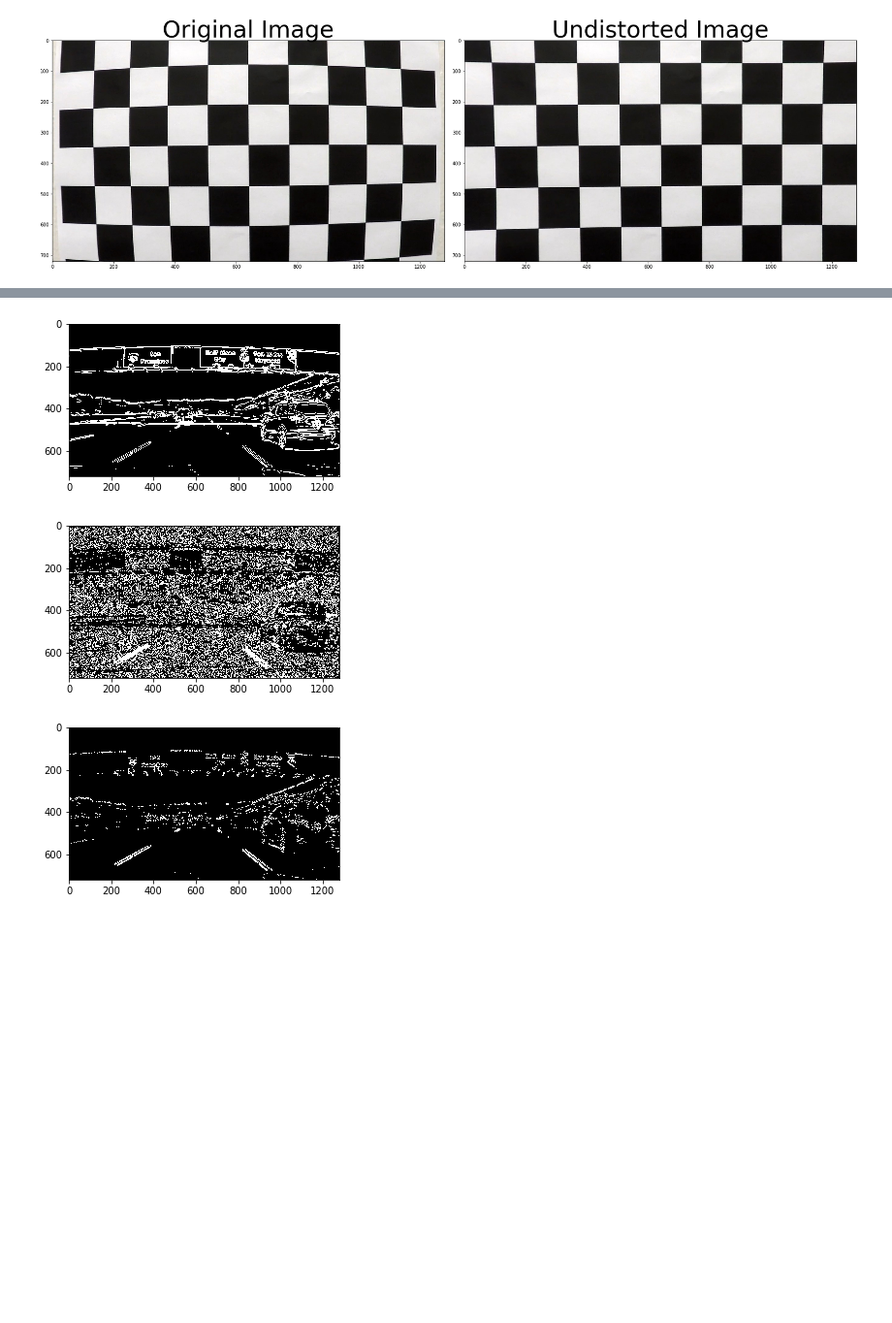
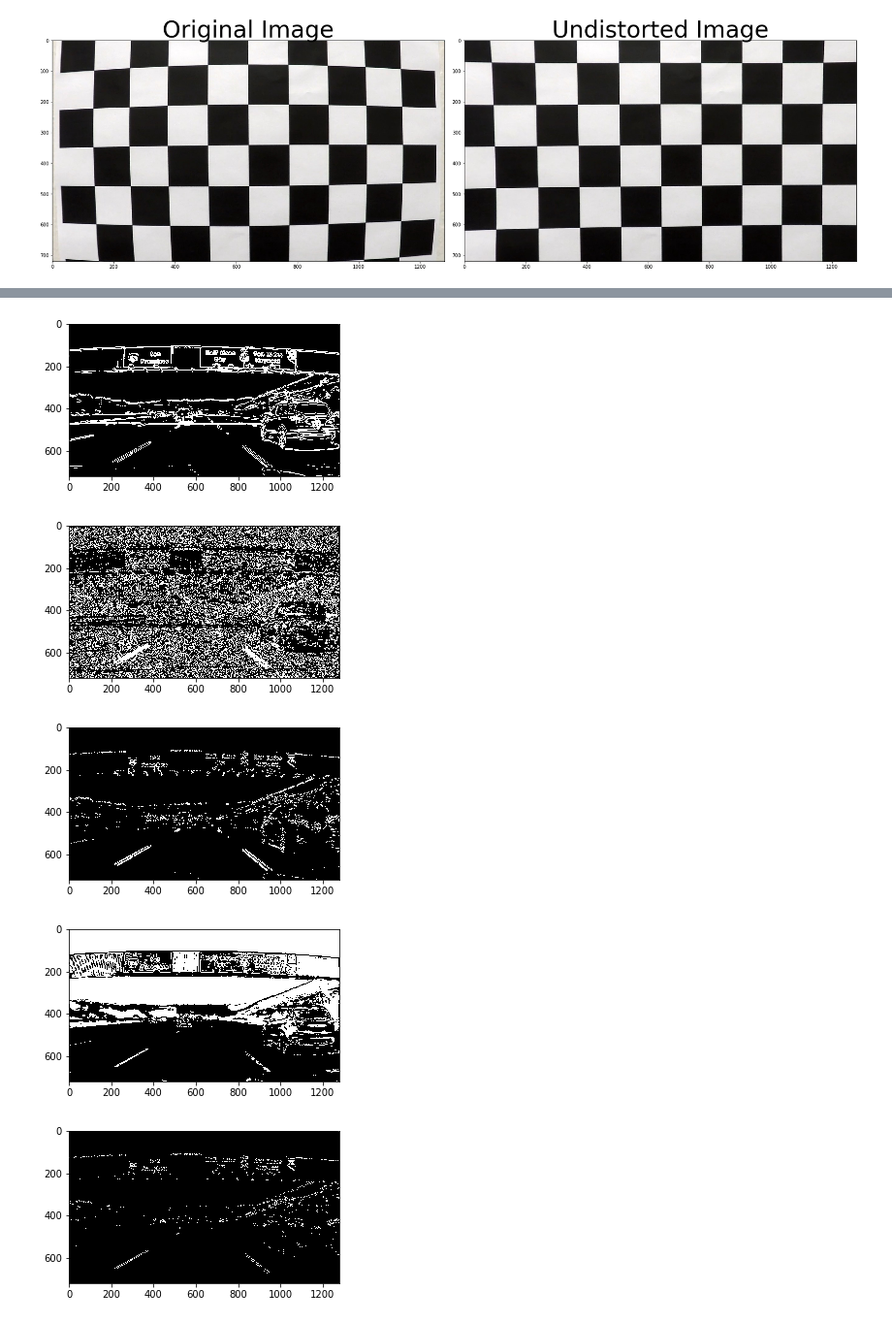
Before and after one commit to chmod600/carnd1-project4, a Jupyter notebook: pipeline.ipynb, the cells around one changed output, grey strips where cells are left out. Shown at 97% size. Saved outputs shown, nothing was run; the diff lists cells and outputs as text; code cells hidden in the pictures; blank space fills up the shorter version.

```diff
--- a/pipeline.ipynb
+++ b/pipeline.ipynb
@@ -144,30 +144,48 @@ def dir_threshold(image, sobel_kernel = 3, thresh = (0, 255)):
 
     # Return the binary image
     return binary_output
 
+def hls_select(img, thresh=(0, 255)):
+    # 1) Convert to HLS color space
+    in_hls = cv2.cvtColor(img, cv2.COLOR_RGB2HLS)
+    # 2) Apply a threshold to the S channel
+    s_channel = in_hls[:,:,2]
+    binary_output = np.zeros_like(s_channel)
+    # 3) Return a binary image of threshold result
+    binary_output[(s_channel > thresh[0]) & (s_channel <= thresh[1])] = 1
+    return binary_output
+
 ksize = 15
 thres_test1 = "/Users/Akshay/projects/carnd/CarND-Advanced-Lane-Lines/test_images/signs_vehicles_xygrad.jpg"
 thres_test1 = mpimg.imread(thres_test1)
 
 gradx = abs_sobel_thresh(thres_test1, orient='x', sobel_kernel=ksize, thresh=(20, 100))
 grady = abs_sobel_thresh(thres_test1, orient='y', sobel_kernel=ksize, thresh=(20, 100))
 
 mag_binary = mag_thresh(thres_test1, sobel_kernel = ksize, mag_thresh=(25, 100))
 dir_binary = dir_threshold(thres_test1, sobel_kernel = 19, thresh=(0.7, 1.3))
 
 combined = np.zeros_like(dir_binary)
 combined[((gradx == 1) & (grady == 1)) | ((mag_binary == 1) & (dir_binary == 1))] = 1
 
+binary_color_combined = np.zeros_like(combined)
+s_binary = hls_select(thres_test1, thresh=(50, 200))
+binary_color_combined[((combined == 1) & (s_binary == 1))] = 1
+
 print_image(thres_test1)
 print_gray_image(gradx)
 print_gray_image(grady)
 print_gray_image(mag_binary)
 print_gray_image(dir_binary)
 print_gray_image(combined)
+print_gray_image(s_binary)
+print_gray_image(binary_color_combined)
 # %% [output]
 [figure]
 [figure]
 [figure]
 [figure]
 [figure]
 [figure]
+[figure, added]
+[figure, added]
```
